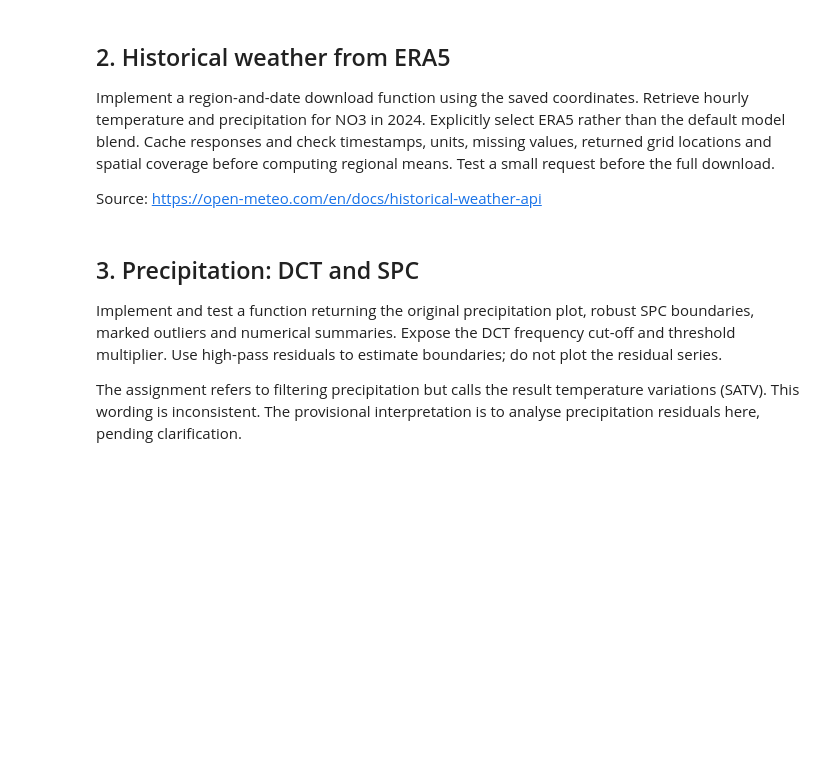
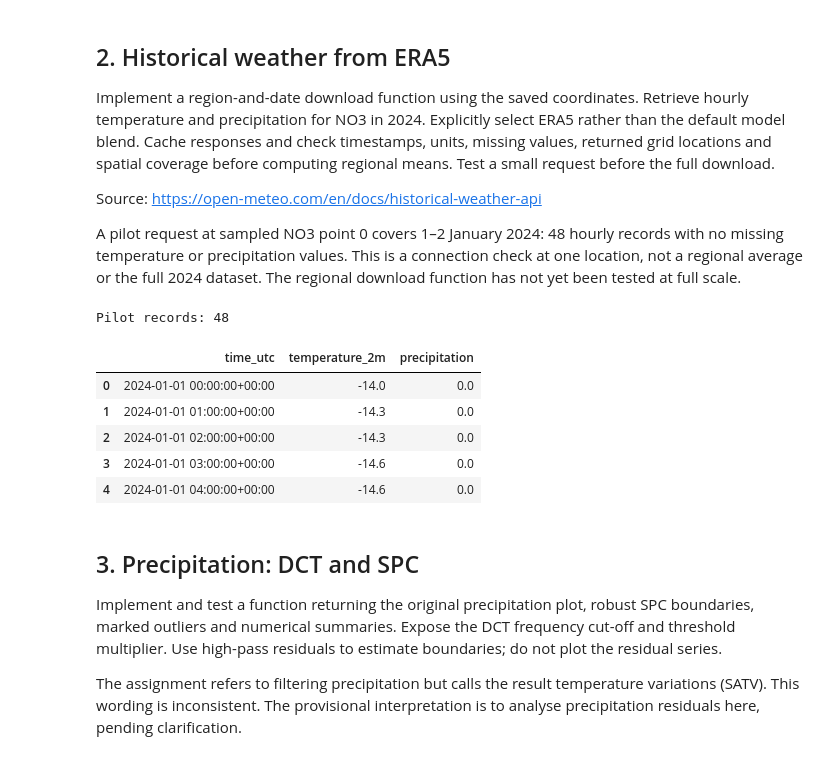
Before and after one commit to Sipan2/IND320-Sipan2, a Jupyter notebook: notebooks/part3.ipynb, the cells around one changed output. Cells and saved outputs as stored; diff of their text form; code cells hidden in the pictures; blank space fills up the shorter version.

```diff
--- a/notebooks/part3.ipynb
+++ b/notebooks/part3.ipynb
@@ -14,6 +58,25 @@ Download the electricity and precipitation region shapefiles from NVE Atlas. Che
 Implement a region-and-date download function using the saved coordinates. Retrieve hourly temperature and precipitation for NO3 in 2024. Explicitly select ERA5 rather than the default model blend. Cache responses and check timestamps, units, missing values, returned grid locations and spatial coverage before computing regional means. Test a small request before the full download.
 
 Source: https://open-meteo.com/en/docs/historical-weather-api
+
+A pilot request at sampled NO3 point 0 covers 1–2 January 2024: 48 hourly records with no missing temperature or precipitation values. This is a connection check at one location, not a regional average or the full 2024 dataset. The regional download function has not yet been tested at full scale.
+# %%
+from weather_data import download_weather
+
+# Reuse the cached pilot response; the full-year regional download comes later.
+pilot = download_weather("NO3", "2024-01-01", "2024-01-02", point_ids=[0])
+assert len(pilot) == 48
+assert pilot[["temperature_2m", "precipitation"]].notna().all().all()
+print("Pilot records:", len(pilot))
+display(pilot[["time_utc", "temperature_2m", "precipitation"]].head())
+# %% [output]
+Pilot records: 48
+|  | time_utc | temperature_2m | precipitation |
+| 0 | 2024-01-01 00:00:00+00:00 | -14.0 | 0.0 |
+| 1 | 2024-01-01 01:00:00+00:00 | -14.3 | 0.0 |
+| 2 | 2024-01-01 02:00:00+00:00 | -14.3 | 0.0 |
+| 3 | 2024-01-01 03:00:00+00:00 | -14.6 | 0.0 |
+| 4 | 2024-01-01 04:00:00+00:00 | -14.6 | 0.0 |
 # %% [markdown]
 ## 3. Precipitation: DCT and SPC
 
```
Also changed, not shown: parts of 6 cells of this notebook, 20 other files.
